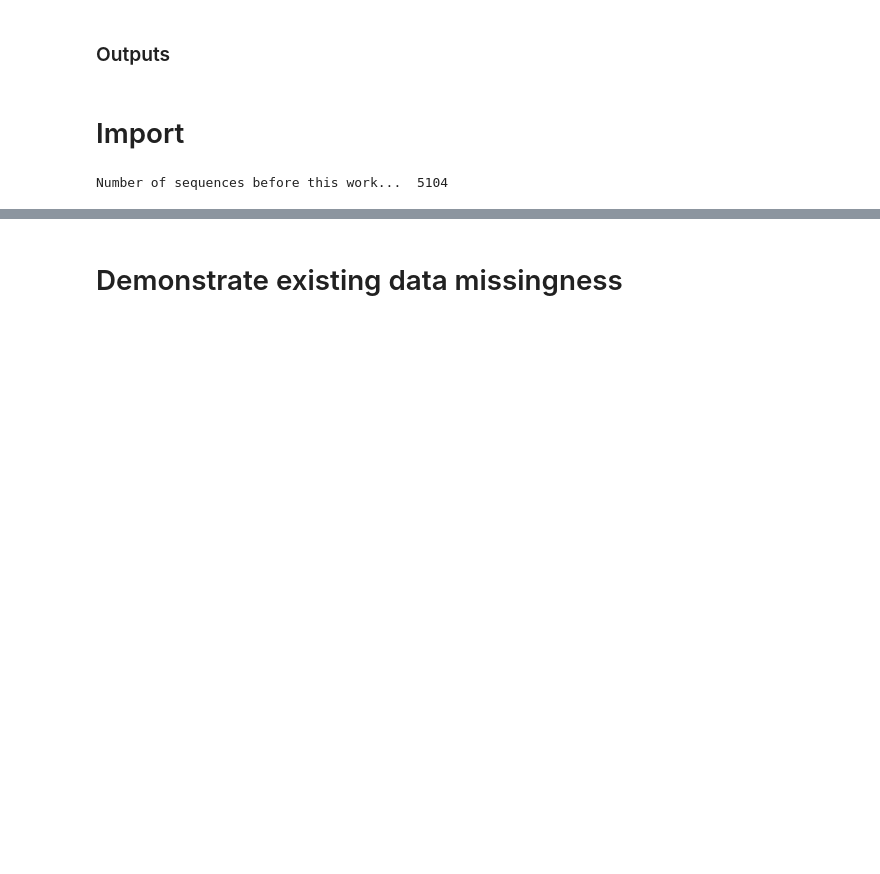
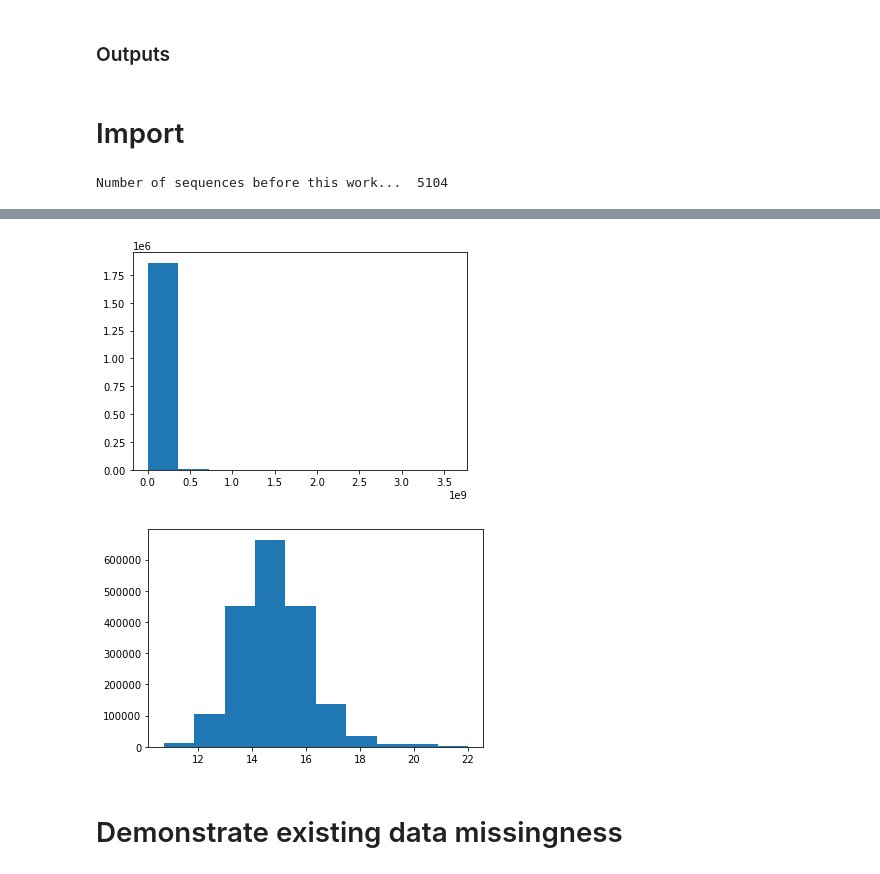
Before and after one commit to jdiaz4302/lake_ice_prediction, a Jupyter notebook: 01_process/src/C_TrainTestSplits.ipynb, the cells around one changed output, grey strips where cells are left out. Saved outputs shown, nothing was run; the diff lists cells and outputs as text; code cells hidden in the pictures; blank space fills up the shorter version.

```diff
--- a/01_process/src/C_TrainTestSplits.ipynb
+++ b/01_process/src/C_TrainTestSplits.ipynb
@@ -44,0 +90,7 @@ Number of sequences before this work...  5104
+# %%
+plt.hist(area_vals.flatten())
+plt.pause(0.0001)
+plt.hist(np.log(area_vals.flatten()));
+# %% [output]
+[figure, added]
+[figure, added]
```
Also changed, not shown: parts of 18 cells of this notebook.
